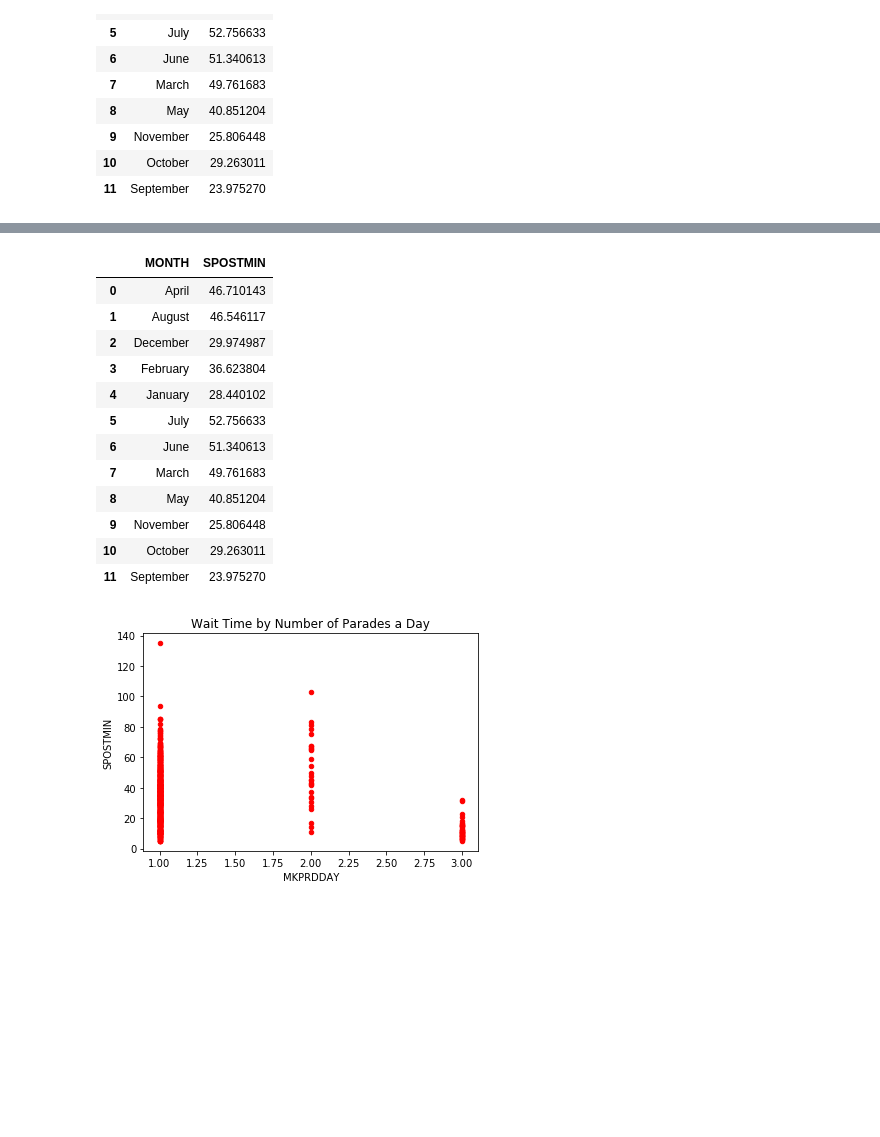
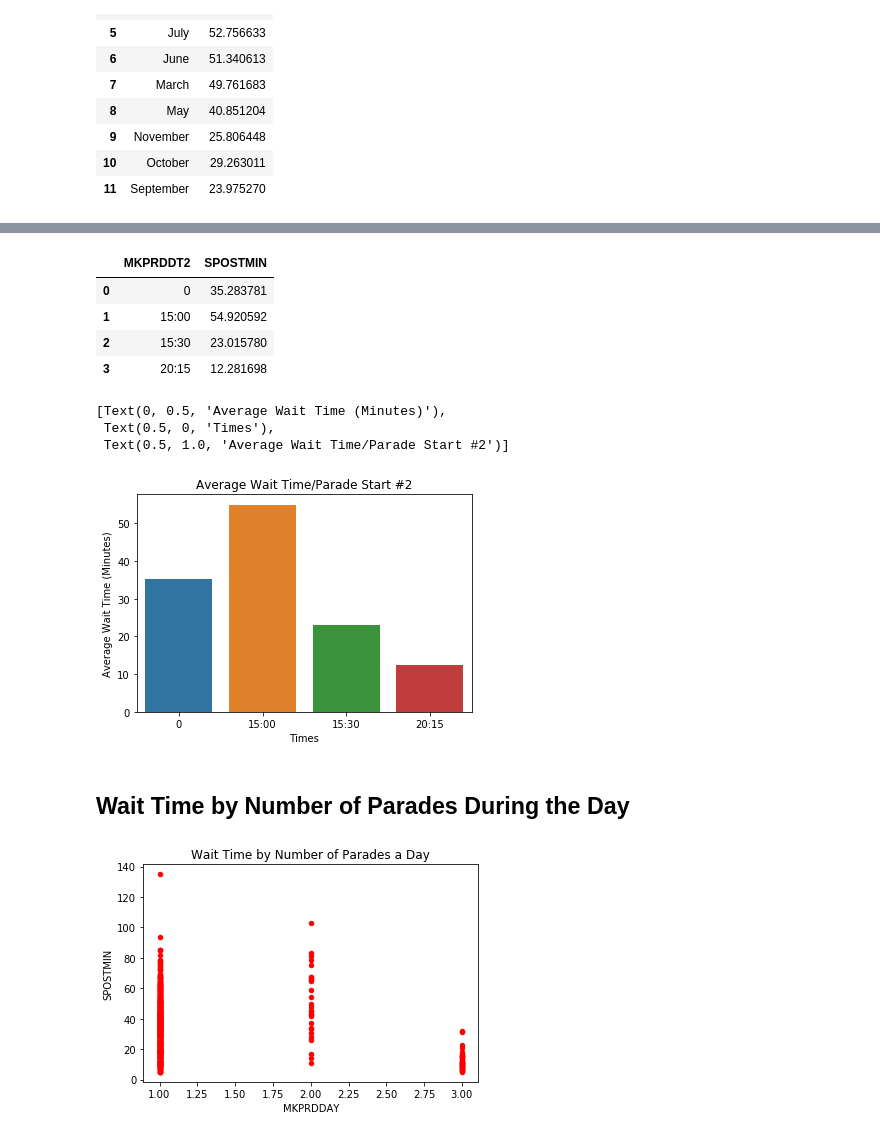
Before and after one commit to daviding11/Splash-Mountain-Wait-Time-Analysis, a Jupyter notebook: DataWrangling-Copy1-LW.ipynb, the cells around one changed output, grey strips where cells are left out. Drawn from its saved outputs; the diff is of its cells as text; code cells hidden in the pictures; blank space fills up the shorter version.

```diff
--- a/DataWrangling-Copy1-LW.ipynb
+++ b/DataWrangling-Copy1-LW.ipynb
@@ -156,7 +156,7 @@ meta_splash2.head()
 # %%
 #converting times
 #day parade times
-meta_splash2.loc[meta_splash2.MKPRDDT1 == '15:00', 'MKPRDNT1'] = '3:00 pm'
+meta_spmeta_splash2.loc[meta_splash2.MKPRDDT1 == '15:00', 'MKPRDNT1'] = '3:00 pm'
 meta_splash2.loc[meta_splash2.MKPRDDT1 == '15:30', 'MKPRDNT1'] = '3:30 pm'
 meta_splash2.loc[meta_splash2.MKPRDDT1 == '12:30', 'MKPRDNT1'] = '12:30 pm'
 meta_splash2.loc[meta_splash2.MKPRDDT1 == '17:00', 'MKPRDNT1'] = '5:00 pm'
@@ -270,27 +288,26 @@ plt.xticks(rotation=45)
 # %%
-#See how wait times differ the hours before, during, and after a parade
 #avg wait times for splash mountain by hours 1st day parade begins
-#hourly_wait = dream.groupby('MKPRDDT1')['SPOSTMIN'].mean()
-
-
-#aggregate parades by month
-month_splash = meta_splash2.groupby(['MONTH'])['SPOSTMIN'].mean()
-month_splash = month_splash.reset_index()
-month_splash
+dream_wait2 = dream.groupby('MKPRDDT2')['SPOSTMIN'].mean()
+dream_wait2 = dream_wait2.reset_index()
+dream_wait2
 # %% [output]
-|  | MONTH | SPOSTMIN |
-| 0 | April | 46.710143 |
-| 1 | August | 46.546117 |
-| 2 | December | 29.974987 |
-| 3 | February | 36.623804 |
-| 4 | January | 28.440102 |
-| 5 | July | 52.756633 |
-| 6 | June | 51.340613 |
-| 7 | March | 49.761683 |
-| 8 | May | 40.851204 |
-| 9 | November | 25.806448 |
-| 10 | October | 29.263011 |
-| 11 | September | 23.975270 |
+|  | MKPRDDT2 | SPOSTMIN |
+| 0 | 0 | 35.283781 |
+| 1 | 15:00 | 54.920592 |
+| 2 | 15:30 | 23.015780 |
+| 3 | 20:15 | 12.281698 |
+# %%
+#Average wait time by starting parade times
+ax = sns.barplot(x="MKPRDDT2", y = "SPOSTMIN", data = dream_wait2)
+ax.set(xlabel = 'Times', ylabel = 'Average Wait Time (Minutes)', title = 'Average Wait Time/Parade Start #2')
+#plt.xticks(rotation=45)
+# %% [output]
+[Text(0, 0.5, 'Average Wait Time (Minutes)'),
+ Text(0.5, 0, 'Times'),
+ Text(0.5, 1.0, 'Average Wait Time/Parade Start #2')]
+[figure, added]
+# %% [markdown]
+## Wait Time by Number of Parades During the Day
 # %%
 dream.plot(kind='scatter',x='MKPRDDAY',y='SPOSTMIN',color='red')
 plt.title('Wait Time by Number of Parades a Day')
```
Also changed, not shown: parts of 31 cells of this notebook.
